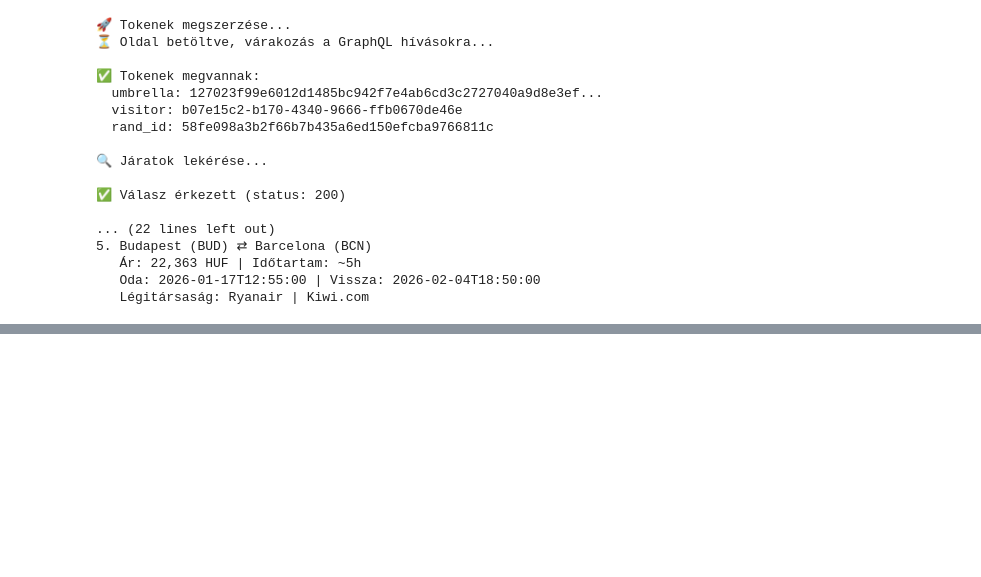
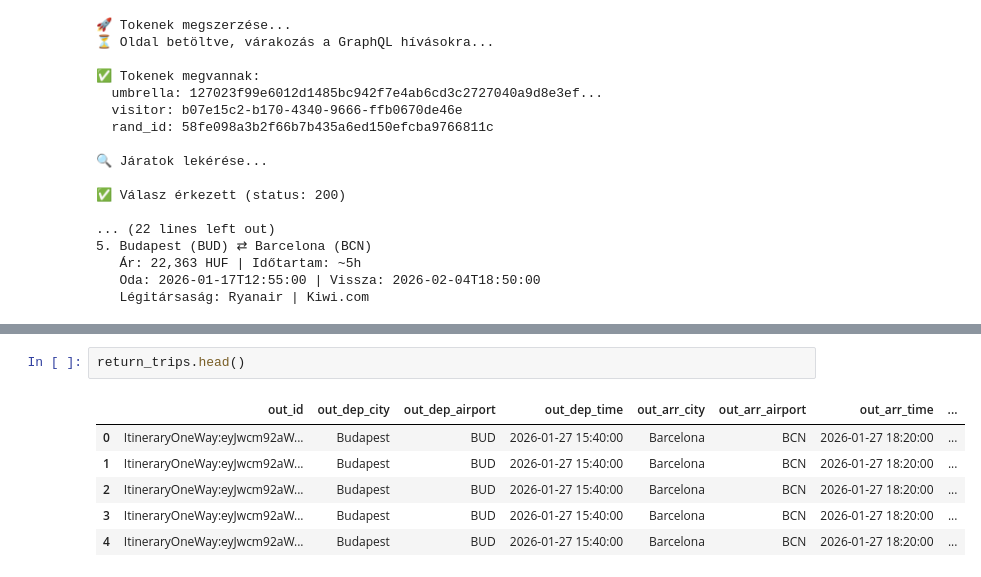
Before and after one commit to Admex666/other_projects, a Jupyter notebook: dreamtrip/kiwi.ipynb, the cells around one changed output, grey strips where cells are left out. Cells and saved outputs as stored; diff of their text form; blank space fills up the shorter version.

```diff
--- a/dreamtrip/kiwi.ipynb
+++ b/dreamtrip/kiwi.ipynb
@@ -795,0 +836,9 @@ if __name__ == "__main__":
+# %%
+return_trips.head()
+# %% [output]
+|  | out_id | out_dep_city | out_dep_airport | out_dep_time | out_arr_city | out_arr_airport | out_arr_time | ... |
+| 0 | ItineraryOneWay:eyJwcm92aW... | Budapest | BUD | 2026-01-27 15:40:00 | Barcelona | BCN | 2026-01-27 18:20:00 | ... |
+| 1 | ItineraryOneWay:eyJwcm92aW... | Budapest | BUD | 2026-01-27 15:40:00 | Barcelona | BCN | 2026-01-27 18:20:00 | ... |
+| 2 | ItineraryOneWay:eyJwcm92aW... | Budapest | BUD | 2026-01-27 15:40:00 | Barcelona | BCN | 2026-01-27 18:20:00 | ... |
+| 3 | ItineraryOneWay:eyJwcm92aW... | Budapest | BUD | 2026-01-27 15:40:00 | Barcelona | BCN | 2026-01-27 18:20:00 | ... |
+| 4 | ItineraryOneWay:eyJwcm92aW... | Budapest | BUD | 2026-01-27 15:40:00 | Barcelona | BCN | 2026-01-27 18:20:00 | ... |
```
Also changed, not shown: parts of 2 cells of this notebook.
